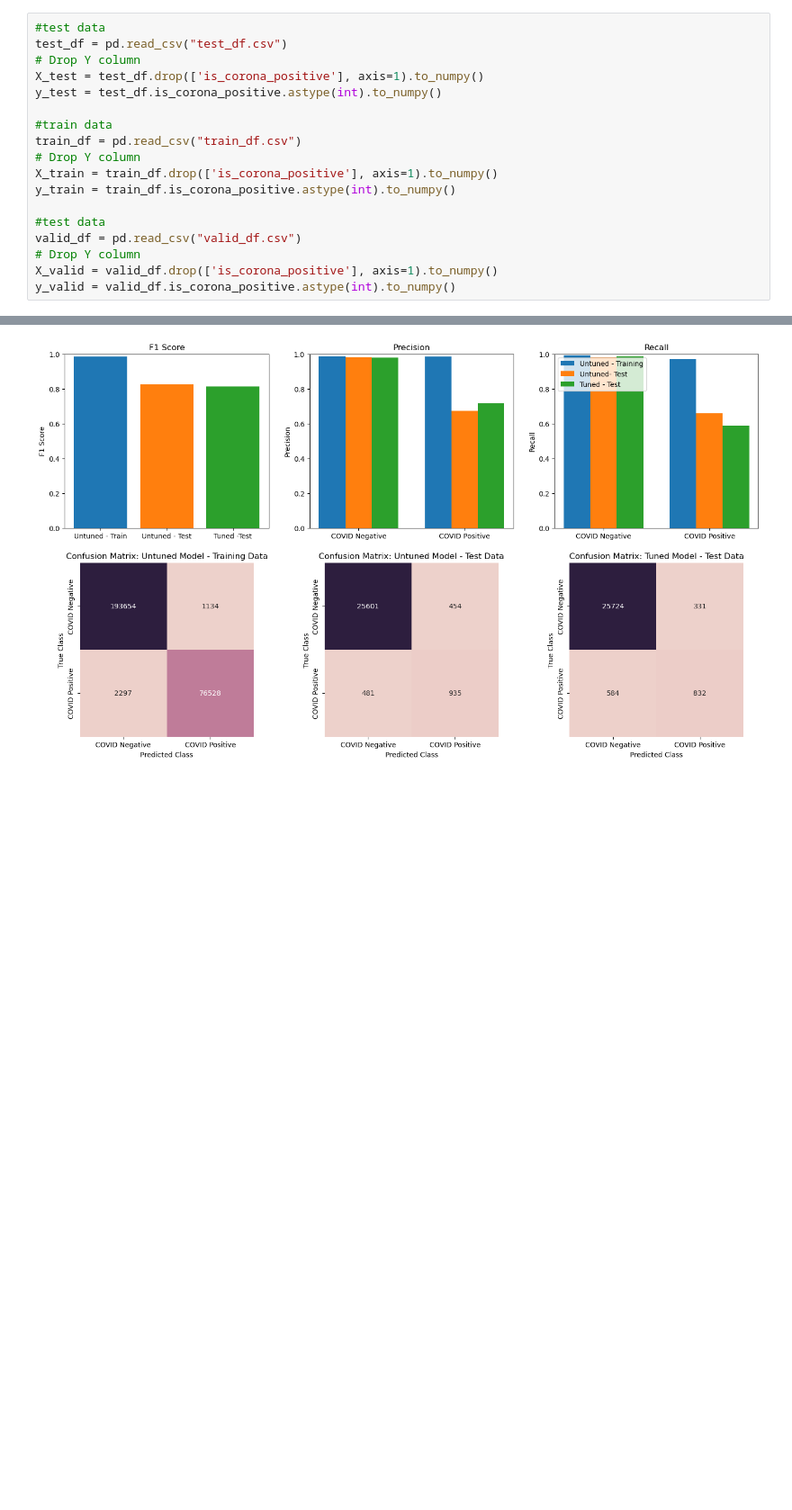
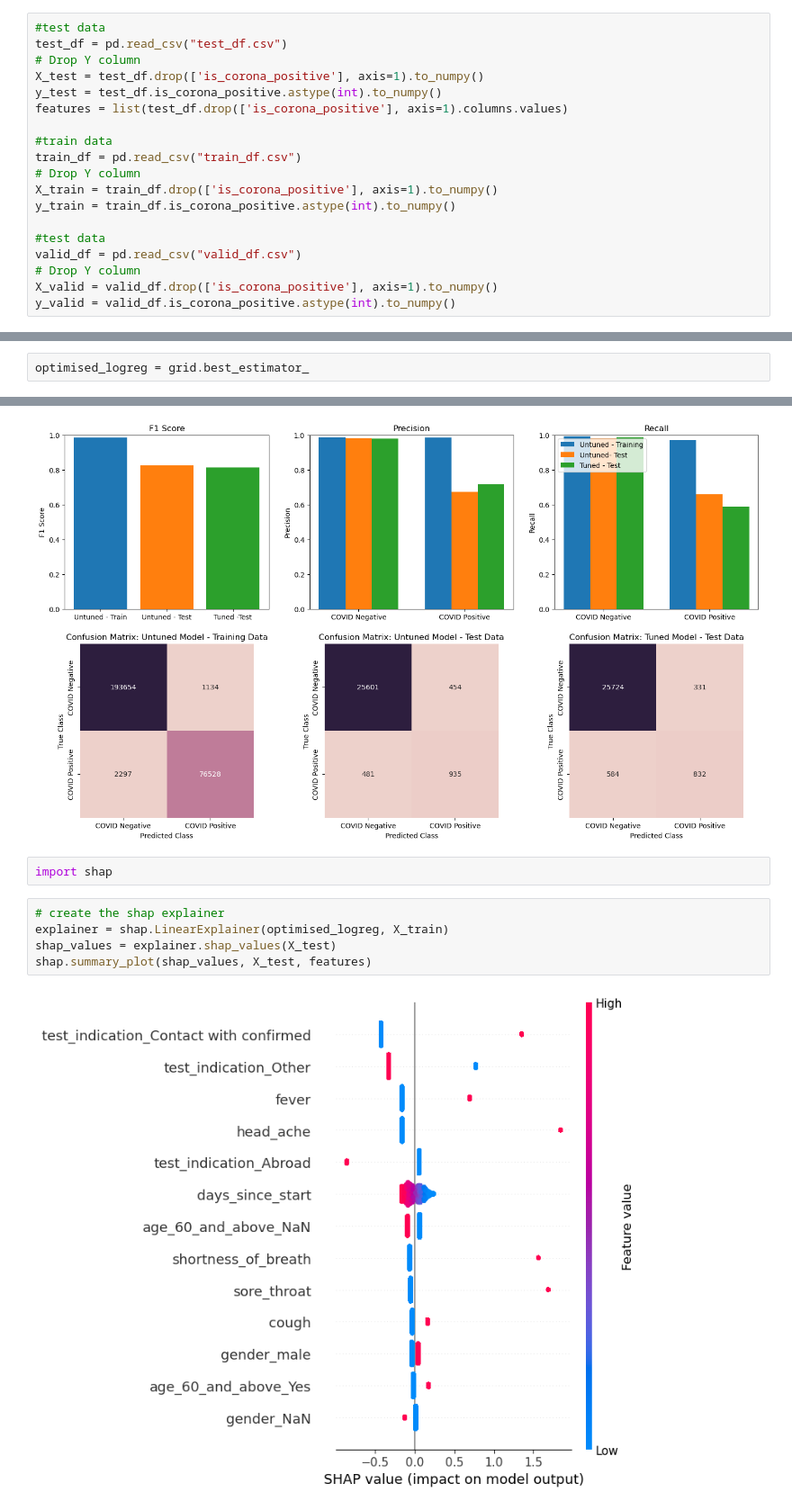
Before and after one commit to karima662/aru-hackathon-team1, a Jupyter notebook: Logistic_Regression_model.ipynb, the cells around one changed output, grey strips where cells are left out. Shown at 90% size. Drawn from its saved outputs; the diff is of its cells as text; blank space fills up the shorter version.

```diff
--- a/Logistic_Regression_model.ipynb
+++ b/Logistic_Regression_model.ipynb
@@ -12,6 +12,7 @@ test_df = pd.read_csv("test_df.csv")
 # Drop Y column
 X_test = test_df.drop(['is_corona_positive'], axis=1).to_numpy()
 y_test = test_df.is_corona_positive.astype(int).to_numpy()
+features = list(test_df.drop(['is_corona_positive'], axis=1).columns.values)
 
 #train data
 train_df = pd.read_csv("train_df.csv")
@@ -101,6 +102,8 @@ print('The best hyperparamter combination had a mean F1 score of {:.3f}'.format(
 # %% [output]
 The best hyperparmeters are: {'C': 0.001, 'penalty': 'l2', 'solver': 'liblinear'}
 The best hyperparamter combination had a mean F1 score of 0.821
+# %%
+optimised_logreg = grid.best_estimator_
 # %%
 y_pred_valid = grid.predict(X_valid)
 # predicted y for test set
@@ -172,3 +175,12 @@ fig.subplots_adjust(wspace=0.2)
 plt.show()
 # %% [output]
 [figure]
+# %%
+import shap
+# %%
+# create the shap explainer
+explainer = shap.LinearExplainer(optimised_logreg, X_train)
+shap_values = explainer.shap_values(X_test)
+shap.summary_plot(shap_values, X_test, features)
+# %% [output]
+[figure, added]
```
Also changed, not shown: parts of 1 cell of this notebook, 2 other files.
